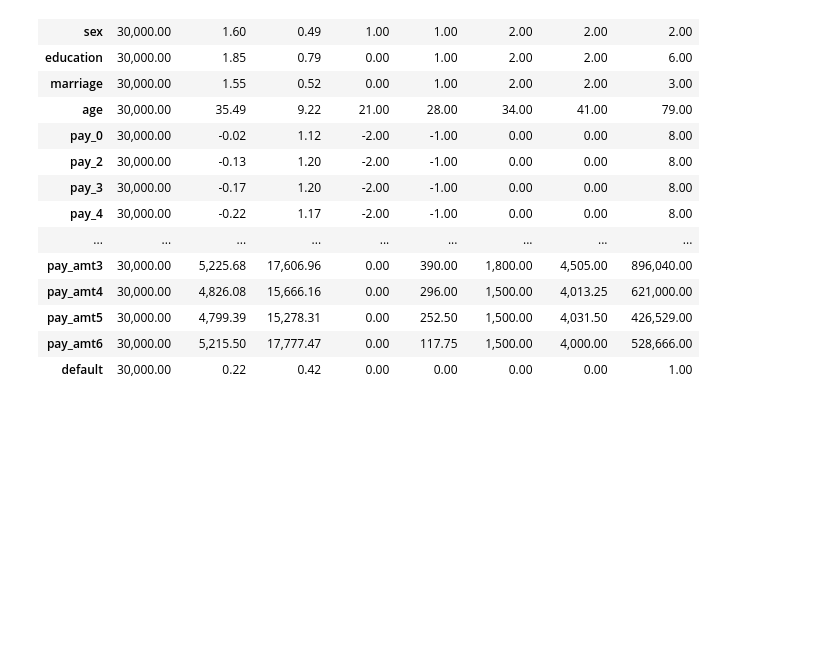
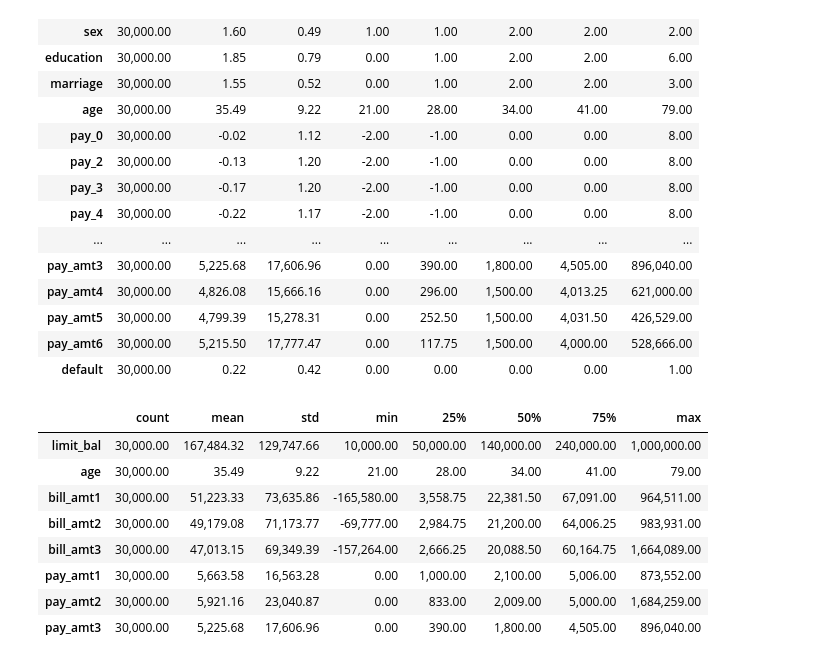
Before and after one commit to Dashkaa1114/Strategic-Thinking-Sep26, a Jupyter notebook: CA1-Credit-Default-Risk/2026328_CA2_Credit_Default_EDA_DataPrep_V1.ipynb, the cells around one changed output. Cells and saved outputs as stored; diff of their text form; code cells hidden in the pictures; blank space fills up the shorter version.

```diff
--- a/CA1-Credit-Default-Risk/2026328_CA2_Credit_Default_EDA_DataPrep_V1.ipynb
+++ b/CA1-Credit-Default-Risk/2026328_CA2_Credit_Default_EDA_DataPrep_V1.ipynb
@@ -412,3 +412,31 @@ df.describe().T
 | pay_amt5 | 30,000.00 | 4,799.39 | 15,278.31 | 0.00 | 252.50 | 1,500.00 | 4,031.50 | 426,529.00 |
 | pay_amt6 | 30,000.00 | 5,215.50 | 17,777.47 | 0.00 | 117.75 | 1,500.00 | 4,000.00 | 528,666.00 |
 | default | 30,000.00 | 0.22 | 0.42 | 0.00 | 0.00 | 0.00 | 0.00 | 1.00 |
+# %%
+# Selected variables for easier interpretation
+selected_numeric = [
+    col
+    for col in [
+        "limit_bal",
+        "age",
+        "bill_amt1",
+        "bill_amt2",
+        "bill_amt3",
+        "pay_amt1",
+        "pay_amt2",
+        "pay_amt3",
+    ]
+    if col in df.columns
+]
+
+df[selected_numeric].describe().T
+# %% [output]
+|  | count | mean | std | min | 25% | 50% | 75% | max |
+| limit_bal | 30,000.00 | 167,484.32 | 129,747.66 | 10,000.00 | 50,000.00 | 140,000.00 | 240,000.00 | 1,000,000.00 |
+| age | 30,000.00 | 35.49 | 9.22 | 21.00 | 28.00 | 34.00 | 41.00 | 79.00 |
+| bill_amt1 | 30,000.00 | 51,223.33 | 73,635.86 | -165,580.00 | 3,558.75 | 22,381.50 | 67,091.00 | 964,511.00 |
+| bill_amt2 | 30,000.00 | 49,179.08 | 71,173.77 | -69,777.00 | 2,984.75 | 21,200.00 | 64,006.25 | 983,931.00 |
+| bill_amt3 | 30,000.00 | 47,013.15 | 69,349.39 | -157,264.00 | 2,666.25 | 20,088.50 | 60,164.75 | 1,664,089.00 |
+| pay_amt1 | 30,000.00 | 5,663.58 | 16,563.28 | 0.00 | 1,000.00 | 2,100.00 | 5,006.00 | 873,552.00 |
+| pay_amt2 | 30,000.00 | 5,921.16 | 23,040.87 | 0.00 | 833.00 | 2,009.00 | 5,000.00 | 1,684,259.00 |
+| pay_amt3 | 30,000.00 | 5,225.68 | 17,606.96 | 0.00 | 390.00 | 1,800.00 | 4,505.00 | 896,040.00 |
```
Also changed, not shown: parts of 10 cells of this notebook.
